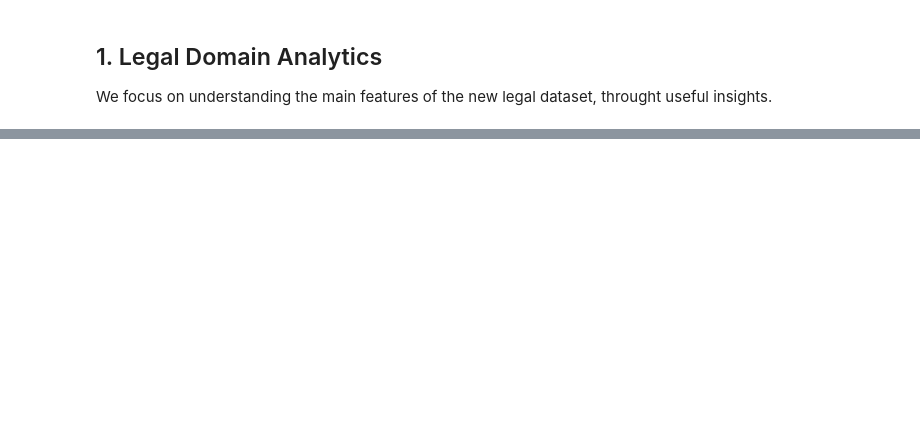
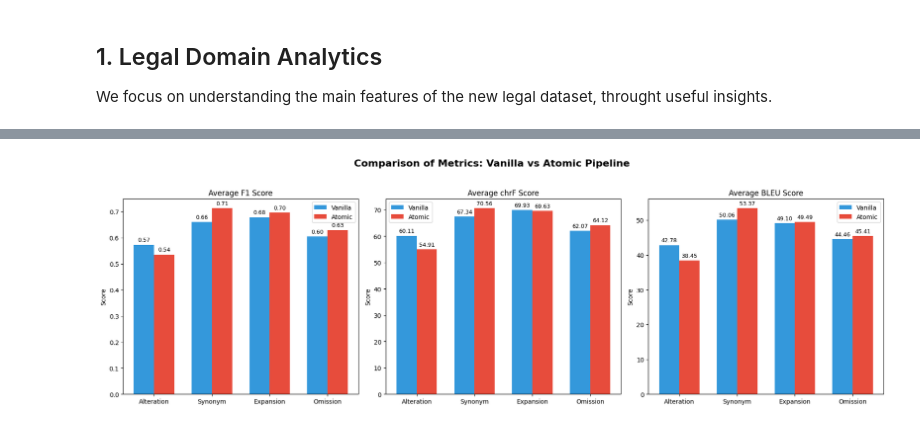
Before and after one commit to AlessandroMaini/CucumBERT_askqe, a Jupyter notebook: notebooks/askqe_domain_adaptation_eval.ipynb, the cells around one changed output, grey strips where cells are left out. Saved outputs shown, nothing was run; the diff lists cells and outputs as text; code cells hidden in the pictures; blank space fills up the shorter version.

Commit message:
evaluation notebook upload

```diff
--- a/notebooks/askqe_domain_adaptation_eval.ipynb
+++ b/notebooks/askqe_domain_adaptation_eval.ipynb
@@ -736,0 +325,98 @@ plt.show()
+# %%
+# Load data from string-comparison results
+from pathlib import Path
+import numpy as np
+import pandas as pd
+
+def load_string_comparison_data(pipeline, perturbation):
+    """Load average scores from string-comparison JSONL files"""
+    base_path = Path('/content/CucumBERT_askqe/evaluation/string-comparison/en-es')
+    file_path = base_path / pipeline / f"{perturbation}.jsonl"
+
+    scores = {'f1': [], 'chrf': [], 'bleu': []}
+
+    try:
+        with open(file_path, 'r', encoding='utf-8') as f:
+            for line in f:
+                entry = json.loads(line)
+                scores['f1'].append(entry['avg_f1'])
+                scores['chrf'].append(entry['avg_chrf'])
+                scores['bleu'].append(entry['avg_bleu'])
+
+        # Calculate average across all entries
+        avg_scores = {
+            'f1': sum(scores['f1']) / len(scores['f1']) if scores['f1'] else 0,
+            'chrf': sum(scores['chrf']) / len(scores['chrf']) if scores['chrf'] else 0,
+            'bleu': sum(scores['bleu']) / len(scores['bleu']) if scores['bleu'] else 0
+        }
+        return avg_scores
+    except FileNotFoundError:
+        print(f"Warning: File not found - {file_path}")
+        return {'f1': 0, 'chrf': 0, 'bleu': 0}
+
+# Load data for all perturbations and pipelines
+perturbations = ['alteration', 'synonym', 'expansion_noimpact', 'omission']
+perturbation_labels = ['Alteration', 'Synonym', 'Expansion', 'Omission']
+
+data = {'Perturbation': perturbation_labels}
+
+for pipeline in ['vanilla', 'atomic']:
+    f1_scores = []
+    chrf_scores = []
+    bleu_scores = []
+
+    for pert in perturbations:
+        scores = load_string_comparison_data(pipeline, pert)
+        f1_scores.append(scores['f1'])
+        chrf_scores.append(scores['chrf'])
+        bleu_scores.append(scores['bleu'])
+
+    data[f'{pipeline.capitalize()}_F1'] = f1_scores
+    data[f'{pipeline.capitalize()}_chrF'] = chrf_scores
+    data[f'{pipeline.capitalize()}_BLEU'] = bleu_scores
+
+df = pd.DataFrame(data)
+
+print("Loaded average scores from string-comparison data:")
+print(df.to_string(index=False))
+
+# Setting up the figure with 3 subplots for F1, chrF, and BLEU
+fig, axes = plt.subplots(1, 3, figsize=(18, 6))
+fig.suptitle('Comparison of Metrics: Vanilla vs Atomic Pipeline', fontsize=16, fontweight='bold')
+
+metrics = ['F1', 'chrF', 'BLEU']
+colors = ['#3498db', '#e74c3c'] # Blue for Vanilla, Red for Atomic
+
+x = np.arange(len(df['Perturbation']))
+width = 0.35
+
+for i, metric in enumerate(metrics):
+    vanilla_col = f'Vanilla_{metric}'
+    atomic_col = f'Atomic_{metric}'
+
+    rects1 = axes[i].bar(x - width/2, df[vanilla_col], width, label='Vanilla', color=colors[0])
+    rects2 = axes[i].bar(x + width/2, df[atomic_col], width, label='Atomic', color=colors[1])
+
+    axes[i].set_title(f'Average {metric} Score')
+    axes[i].set_xticks(x)
+    axes[i].set_xticklabels(df['Perturbation'])
+    axes[i].set_ylabel('Score')
+    axes[i].legend()
+
+    # Add values on top of bars
+    def autolabel(rects, ax):
+        for rect in rects:
+            height = rect.get_height()
+            ax.annotate(f'{height:.2f}',
+                        xy=(rect.get_x() + rect.get_width() / 2, height),
+                        xytext=(0, 3),
+                        textcoords="offset points",
+                        ha='center', va='bottom', fontsize=9)
+
+    autolabel(rects1, axes[i])
+    autolabel(rects2, axes[i])
+
+plt.tight_layout(rect=[0, 0.03, 1, 0.95])
+plt.savefig('vanilla_vs_atomic_metrics.png')
+plt.show()
+# %% [output]
@@ -736,0 +429 @@ plt.show()
+[figure, added]
```
Also changed, not shown: parts of 43 cells of this notebook, 2 other files.
